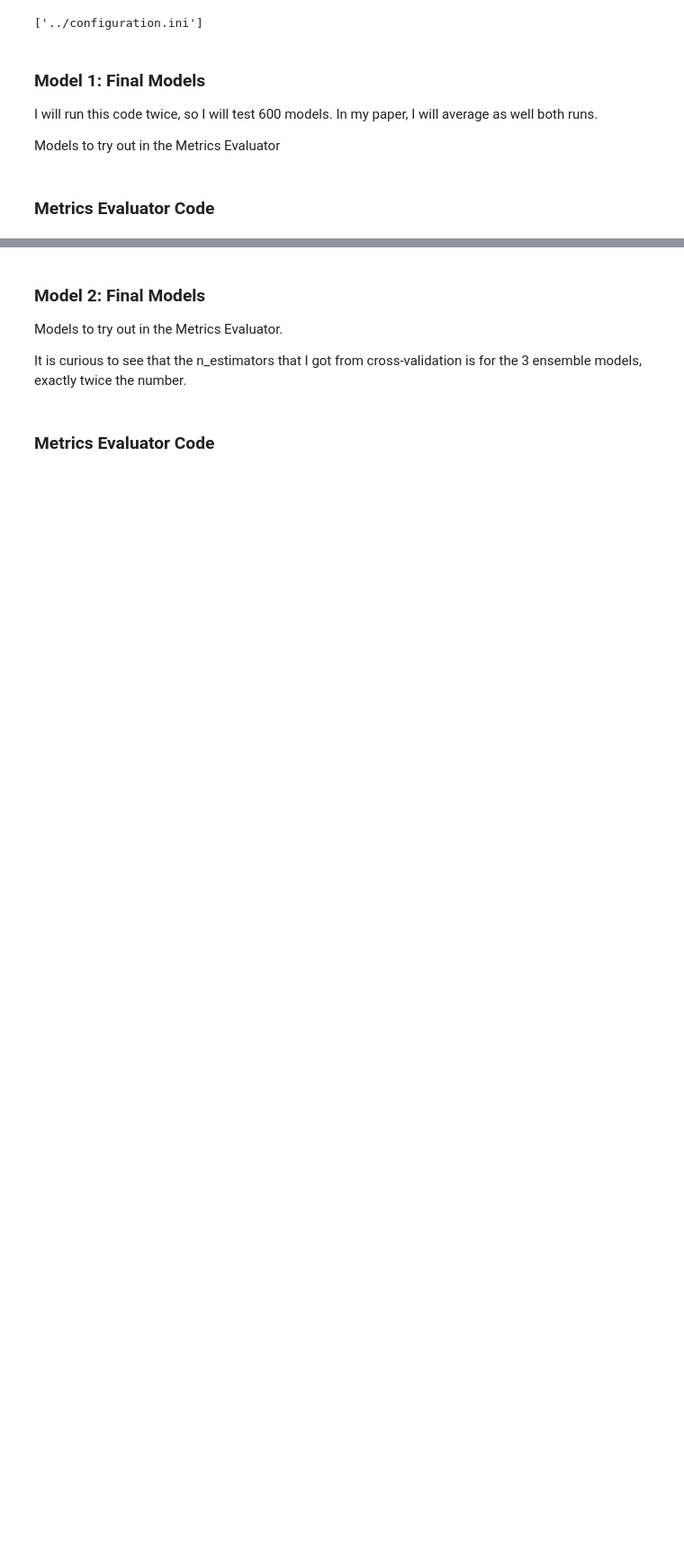
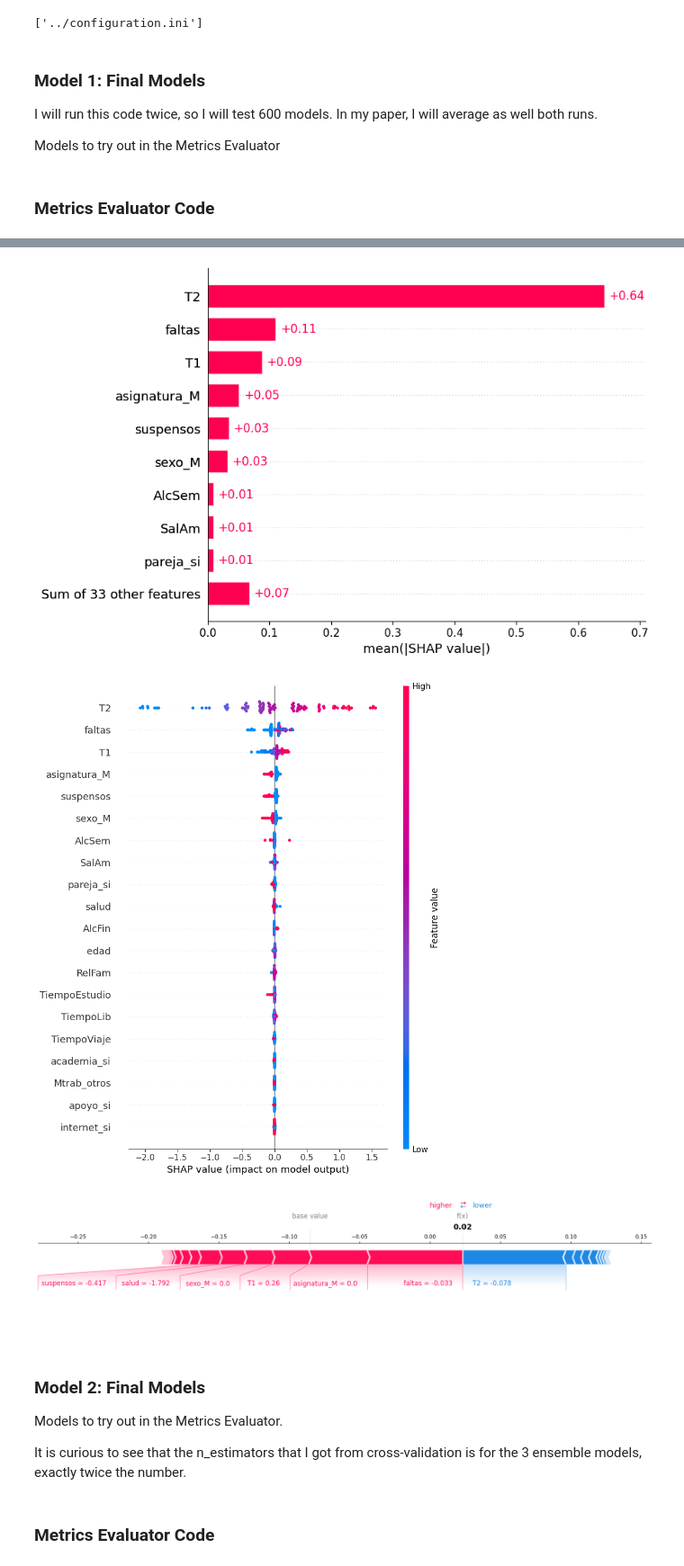
Before and after one commit to LuciaHC/Grade_Prediction_Models, a Jupyter notebook: src/notebooks/Metrics_Evaluator.ipynb, the cells around one changed output, grey strips where cells are left out. Shown: that part at 90% size. Drawn from its saved outputs; the diff is of its cells as text; code cells hidden in the pictures; blank space fills up the shorter version.

```diff
--- a/src/notebooks/Metrics_Evaluator.ipynb
+++ b/src/notebooks/Metrics_Evaluator.ipynb
@@ -12,16 +14,9 @@ parent_dir = os.path.abspath(os.path.join(os.getcwd(), '..'))
 if parent_dir not in sys.path:
     sys.path.append(parent_dir)
 
-# plotting libraries
-import seaborn as sns
-import matplotlib.pyplot as plt
-sns.set()
-
 # Data management libraries
 import numpy as np
 import pandas as pd
-import math
-import scipy.stats as stats
 
 # My code
 from data_processing import get_path
@@ -31,22 +26,16 @@ from Models.LinearRegressor import LinearRegressor
 from Models.LogisticRegressor import LogisticRegressor
 from Models.LinearRegressionVariants import LR_Relations, LR_ensemble
 from Models.SVR import SVR_manual
-from utils import evaluate_classification_metrics, evaluate_regression_metrics, cross_validation, plot_residuals_color
+from utils import evaluate_regression_metrics
 from data_processing import standarize_numerical_variables
 
 # Machine learning libraries
-from sklearn.model_selection import train_test_split, cross_val_score, GridSearchCV
-from sklearn.ensemble import BaggingClassifier, BaggingRegressor, RandomForestClassifier, RandomForestRegressor,StackingRegressor,GradientBoostingRegressor
-from sklearn.metrics import accuracy_score, mean_absolute_error,mean_squared_error,confusion_matrix, make_scorer
-from sklearn.tree import DecisionTreeRegressor, export_graphviz, DecisionTreeClassifier
-from sklearn.decomposition import KernelPCA, PCA
-from sklearn.pipeline import Pipeline
-from sklearn.linear_model import LinearRegression, LogisticRegression, RidgeCV, LassoCV
-from sklearn.preprocessing import StandardScaler
-from sklearn.manifold import Isomap
-from sklearn.datasets import make_regression
-from sklearn.svm import SVR, SVC
+from sklearn.model_selection import train_test_split
+from sklearn.ensemble import BaggingRegressor, RandomForestRegressor,StackingRegressor,GradientBoostingRegressor
+from sklearn.linear_model import LinearRegression,LassoCV
+from sklearn.svm import SVR
 from sklearn.utils import shuffle
+import shap
 
 # Parameters
 import configparser
@@ -72,10 +61,11 @@ I will run this code twice, so I will test 600 models. In my paper, I will avera
 Models to try out in the Metrics Evaluator
 # %%
 base_models = [
-    ('lasso', LassoCV(cv=5)),
-    ('RF', RandomForestRegressor(random_state=42,n_estimators=100)),
+    ('gbr', GradientBoostingRegressor(n_estimators=50,max_features=0.8,subsample=0.9,random_state=42)),
+    ('RF', RandomForestRegressor(random_state=42,n_estimators=100,max_features=0.8) ),
+    ('bag', BaggingRegressor(random_state=42,n_estimators=100))
 ]
-stack = StackingRegressor(estimators=base_models, final_estimator=LinearRegression(), cv=5, passthrough=True)
+stack = StackingRegressor(estimators=base_models, final_estimator=LassoCV(), cv=5, passthrough=True)
 rf = RandomForestRegressor(random_state=0,n_estimators=100,max_features=0.8)
 svr  = SVR(C=1, gamma='scale',kernel='linear')
 gb = GradientBoostingRegressor(n_estimators=50,max_features=0.8,subsample=0.9,random_state=0)
@@ -177,3 +167,20 @@ LR_Ensemble              2.640029       0.852580
+# %%
+X_train_float = X_train.astype(float)
+X_test_float = X_test.astype(float)
+
+model = GradientBoostingRegressor(n_estimators=50,max_features=0.8,subsample=0.9,random_state=42)
+model.fit(X_train, y_train)
+
+explainer = shap.Explainer(model, X_train_float)
+shap_values = explainer(X_test_float[:100])
+shap.plots.bar(shap_values)
+shap.summary_plot(shap_values, X_test_float[:100], feature_names=X_train.columns)
+rounded_features = X_test_float.iloc[0, :].round(3) # The plot without this was messy with all the decimals
+shap.plots.force(shap_values[0], matplotlib=True, features=rounded_features)
+# %% [output]
+[figure, added]
+[figure, added]
+[figure, added]
 # %% [markdown]
 ### Model 2: Final Models
 Models to try out in the Metrics Evaluator.
```
Also changed, not shown: parts of 4 cells of this notebook, 27 other files.
